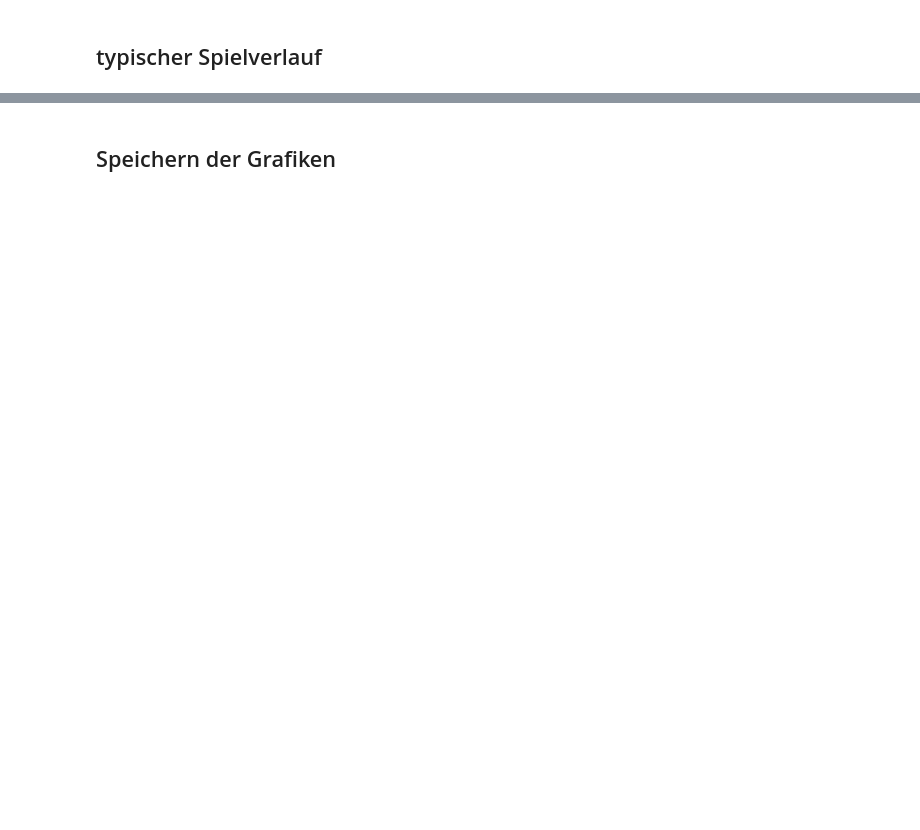
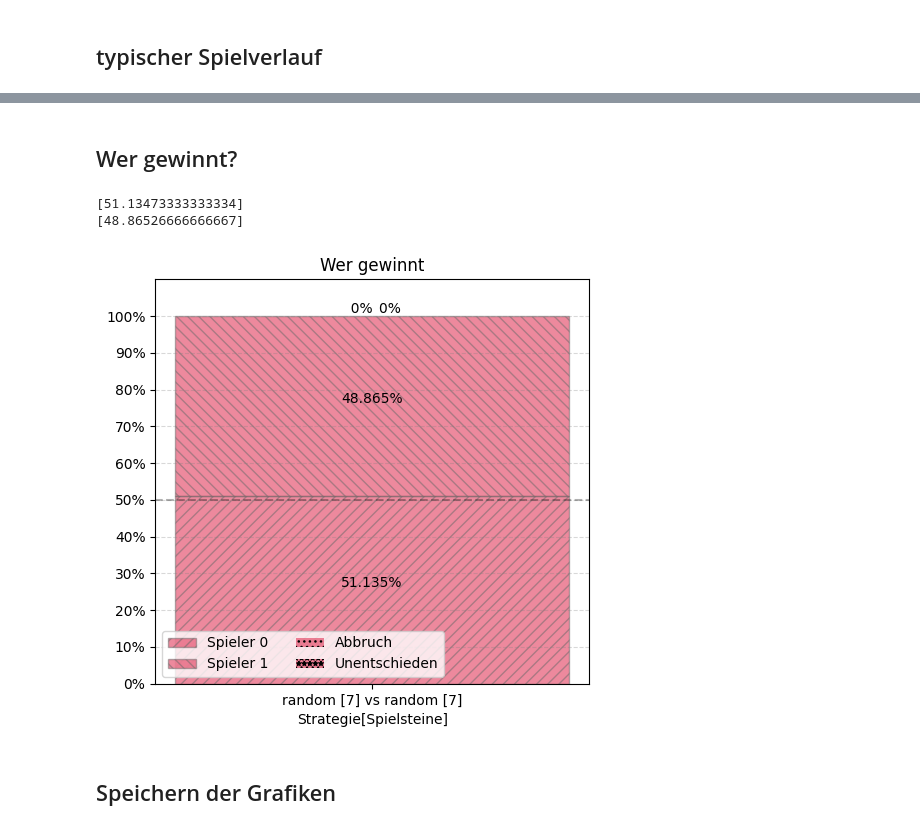
Before and after one commit to LukasWallisch/game-ur-analysis, a Jupyter notebook: src/statistiken/Strategie_Random.ipynb, the cells around one changed output, grey strips where cells are left out. Cells and saved outputs as stored; diff of their text form; code cells hidden in the pictures; blank space fills up the shorter version.

Commit message:
Anpassungen und neue Strategie

```diff
--- a/src/statistiken/Strategie_Random.ipynb
+++ b/src/statistiken/Strategie_Random.ipynb
@@ -188,0 +117,12 @@ color steps finish
+# %%
+throwCount = [0,0]
+throwDistance = [0, 0]
+for p_i,p in enumerate(gameAvg["stones"]):
+    for s in gameAvg["stones"][p]:
+        tc =sum([x < gameAvg["stones"][p][s][max([0, i-1])] for i, x in enumerate(gameAvg["stones"][p][s])])
+        td = sum([(x < gameAvg["stones"][p][s][max([0, i-1])])*(x - gameAvg["stones"][p][s][max([0, i-1])]) for i, x in enumerate(gameAvg["stones"][p][s])])
+        throwCount[p_i] += tc
+        throwDistance[p_i] += td
+
+
+print("Anzahl geworfen worden:\nSpieler 0: {}\nSpieler 1: {}\n\nverlorene Distanz: \nSpieler 0: {}\nSpieler 1: {}".format(*throwCount, *throwDistance))
@@ -189,3 +150,70 @@ color steps finish
+# %% [markdown]
+## Wer gewinnt?
+# %%
+def wer_gewinnt(winners, figsize=[15, 5]):
+
+    player0 = [s.count(["p0"]) / len(s) * 100 for s in winners]
+    player1 = [s.count(["p1"]) / len(s) * 100 for s in winners]
+    no_one = [s.count([]) / len(s) * 100 for s in winners]
+    both = [s.count(["p0", "p1"]) / len(s) * 100 for s in winners]
+    print(player0)
+    print(player1)
+
+    fig, ax = plt.subplots(figsize=figsize, layout="constrained")
+    # hat_graph(ax, xlabels, [player0, player1], ['Player 0', 'Player 1'])
+
+    p0 = ax.bar(
+        labels,
+        player0,
+        label="Spieler 0",
+        alpha=0.5,
+        width=0.5,
+        color=colors[0],
+        hatch="///",
+        edgecolor="dimgray",
+    )
+    p1 = ax.bar(
+        labels,
+        player1,
+        label="Spieler 1",
+        alpha=0.5,
+        width=0.5,
+        bottom=player0,
+        color=colors,
+        hatch="\\\\\\",
+        edgecolor="dimgray",
+    )
+    ab = ax.bar(labels, no_one, label="Abbruch", alpha=.5, width=.5, color=colors,
+                hatch="...", bottom=[sum(x) for x in zip(player0, player1)])
+    ev = ax.bar(labels, both, label="Unentschieden", alpha=.5, width=.5, color=colors,
+                hatch="***", bottom=[sum(x) for x in zip(player0, player1, no_one)])
+
+    ax.bar_label(p0, label_type="center", fmt="%3.5g%%", padding=5)
+    ax.bar_label(p1, label_type="center", fmt="%3.5g%%", padding=5)
+    ax.bar_label(ab, label_type='center', fmt="      %3.5g%%", padding=5)
+    ax.bar_label(ev, label_type='center',fmt="%3.5g%%       ", padding=5)
+
+
+    # Add some text for labels, title and custom x-axis tick labels, etc.
+    ax.set_xlabel("Strategie[Spielsteine]")
+    ax.set_title("Wer gewinnt")
+    # ax.legend( loc='lower center', ncol=2)
+    ax.legend(loc="lower left", ncol=2)
+    ax.axhline(50, color=(0, 0, 0, 0.3), ls="--")
+
+    fig.tight_layout()
+    ax.set_yticks(np.linspace(0, 100, 11))
+
+    ax.set_ylim(0,110)
+    ax.yaxis.set_major_formatter(mt.PercentFormatter())
+    ax.grid(axis="y", color=("gray"), alpha=0.3, ls="--")
+    plt.show()
+
+wer_gewinnt(winners,[5, 5])
+# %% [output]
+[51.13473333333334]
+[48.86526666666667]
+[figure, added]
 # %% [markdown]
 ## Speichern der Grafiken
 # %%
```
Also changed, not shown: parts of 13 cells of this notebook, 7 other files.
